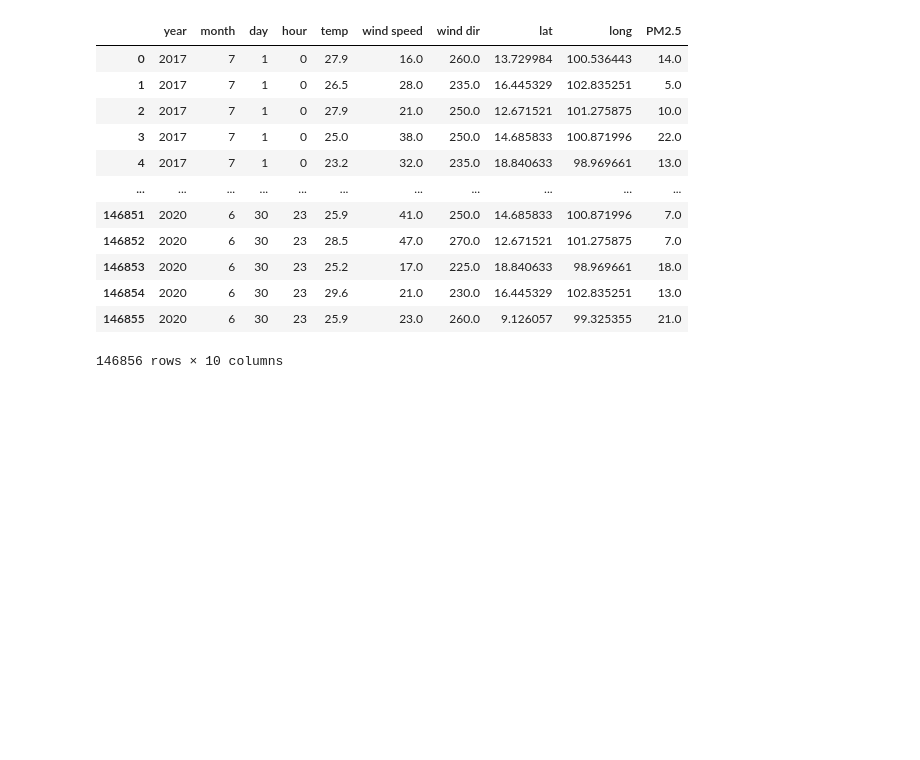
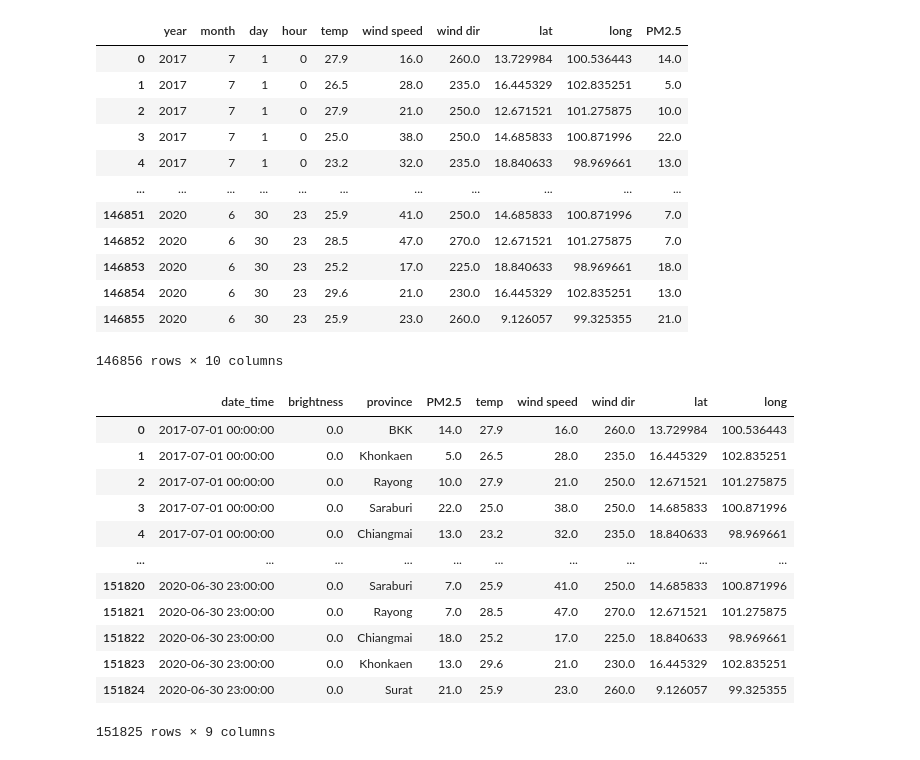
Before and after one commit to NKIKK/ProjectPM2-5_aGroup, a Jupyter notebook: format_traindata.ipynb, the cells around one changed output. Cells and saved outputs as stored; diff of their text form; code cells hidden in the pictures; blank space fills up the shorter version.

```diff
--- a/format_traindata.ipynb
+++ b/format_traindata.ipynb
@@ -120,3 +120,22 @@ data
 146856 rows × 10 columns
 # %%
 data.to_csv('all_province_train_2.csv',index=False)
+# %%
+data = pd.read_csv('all_province_hotspot.csv')
+data['date_time'] = pd.to_datetime(data['date_time'])
+data = data.iloc[:,1:]
+data
+# %% [output]
+|  | date_time | brightness | province | PM2.5 | temp | wind speed | wind dir | lat | long |
+| 0 | 2017-07-01 00:00:00 | 0.0 | BKK | 14.0 | 27.9 | 16.0 | 260.0 | 13.729984 | 100.536443 |
+| 1 | 2017-07-01 00:00:00 | 0.0 | Khonkaen | 5.0 | 26.5 | 28.0 | 235.0 | 16.445329 | 102.835251 |
+| 2 | 2017-07-01 00:00:00 | 0.0 | Rayong | 10.0 | 27.9 | 21.0 | 250.0 | 12.671521 | 101.275875 |
+| 3 | 2017-07-01 00:00:00 | 0.0 | Saraburi | 22.0 | 25.0 | 38.0 | 250.0 | 14.685833 | 100.871996 |
+| 4 | 2017-07-01 00:00:00 | 0.0 | Chiangmai | 13.0 | 23.2 | 32.0 | 235.0 | 18.840633 | 98.969661 |
+| ... | ... | ... | ... | ... | ... | ... | ... | ... | ... |
+| 151820 | 2020-06-30 23:00:00 | 0.0 | Saraburi | 7.0 | 25.9 | 41.0 | 250.0 | 14.685833 | 100.871996 |
+| 151821 | 2020-06-30 23:00:00 | 0.0 | Rayong | 7.0 | 28.5 | 47.0 | 270.0 | 12.671521 | 101.275875 |
+| 151822 | 2020-06-30 23:00:00 | 0.0 | Chiangmai | 18.0 | 25.2 | 17.0 | 225.0 | 18.840633 | 98.969661 |
+| 151823 | 2020-06-30 23:00:00 | 0.0 | Khonkaen | 13.0 | 29.6 | 21.0 | 230.0 | 16.445329 | 102.835251 |
+| 151824 | 2020-06-30 23:00:00 | 0.0 | Surat | 21.0 | 25.9 | 23.0 | 260.0 | 9.126057 | 99.325355 |
+151825 rows × 9 columns
```
Also changed, not shown: parts of 8 cells of this notebook, 13 other files.
